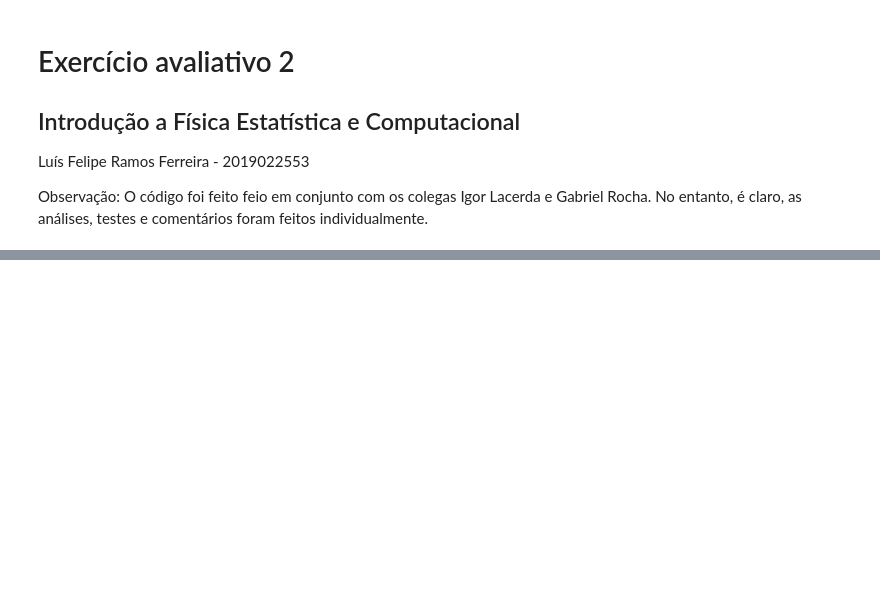
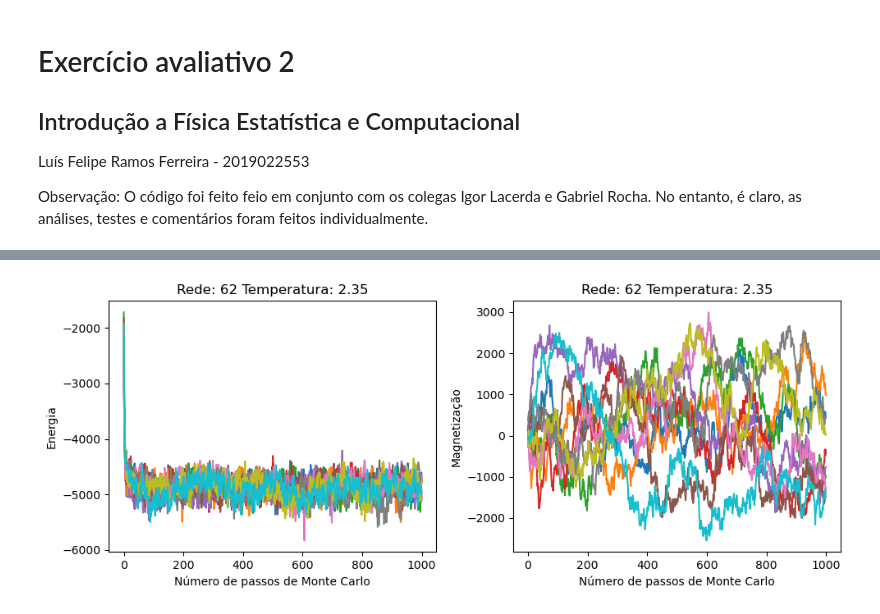
Before and after one commit to lframosferreira/fisica-estatistica-computacional, a Jupyter notebook: termalizacao_ising/main.ipynb, the cells around one changed output, grey strips where cells are left out. Saved outputs shown, nothing was run; the diff lists cells and outputs as text; code cells hidden in the pictures; blank space fills up the shorter version.

```diff
--- a/termalizacao_ising/main.ipynb
+++ b/termalizacao_ising/main.ipynb
@@ -157,0 +113,4 @@ Novamente, o caso "exagerado" ficou não inteligível. Não houve convergência
+# %%
+plot_execucoes(N=10, comprimento=62, temperatura=2.35)
+# %% [output]
+[figure, added]
```
Also changed, not shown: parts of 14 cells of this notebook.
